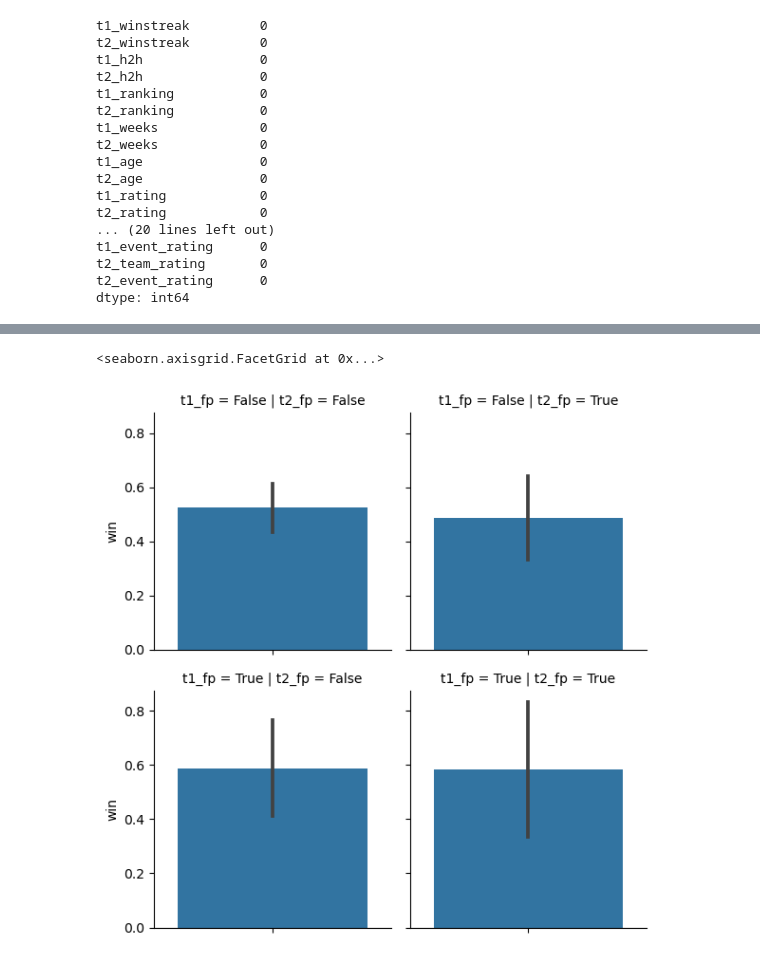
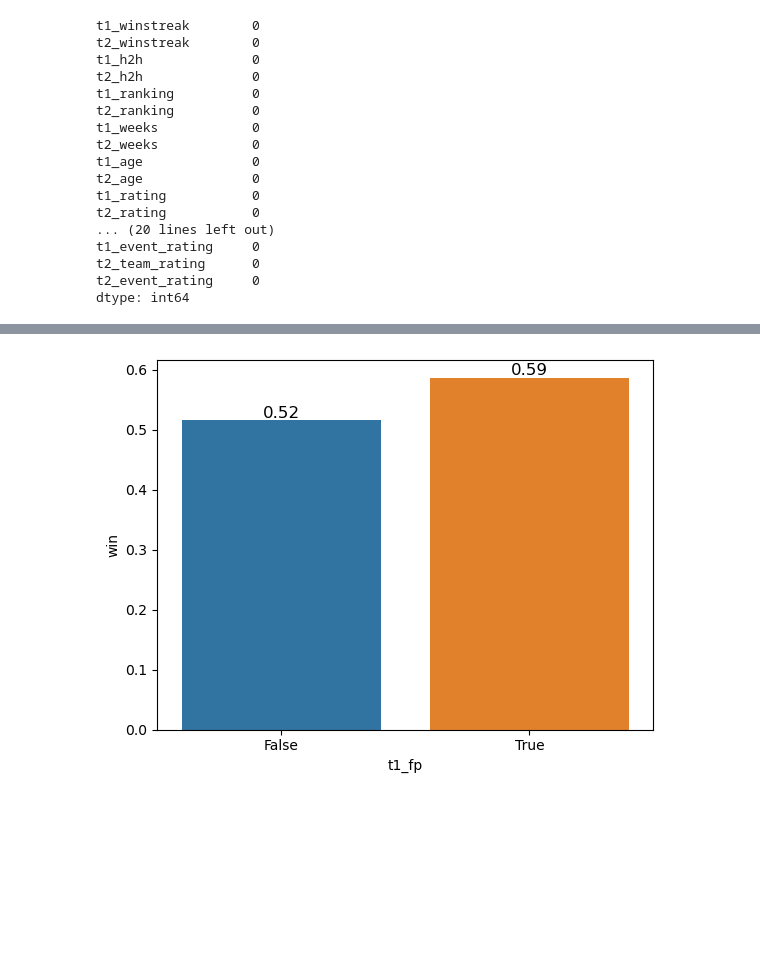
Before and after one commit to point516/cs_bot, a Jupyter notebook: data_science.ipynb, the cells around one changed output, grey strips where cells are left out. Saved outputs shown, nothing was run; the diff lists cells and outputs as text; code cells hidden in the pictures; blank space fills up the shorter version.

```diff
--- a/data_science.ipynb
+++ b/data_science.ipynb
@@ -372,6 +380,9 @@ sns.barplot(x='t1_fp', y='win', data=df)
-# %%
-h = sns.FacetGrid(df, col='t2_fp', row='t1_fp')
-h.map_dataframe(sns.barplot, y='win')
-# %% [output]
-<seaborn.axisgrid.FacetGrid at 0x...>
-[figure, removed]
+# %%
+sns.barplot(x='t1_fp', y='win', data=df, errorbar=None)
+ax = plt.gca()
+for p in ax.patches:
+    ax.annotate(f'{p.get_height():.2f}', (p.get_x() + p.get_width() / 2., p.get_height()),
+                ha='center', va='center', fontsize=12, color='black', xytext=(0, 5),
+                textcoords='offset points')
+# %% [output]
+[figure, added]
```
Also changed, not shown: parts of 28 cells of this notebook.
